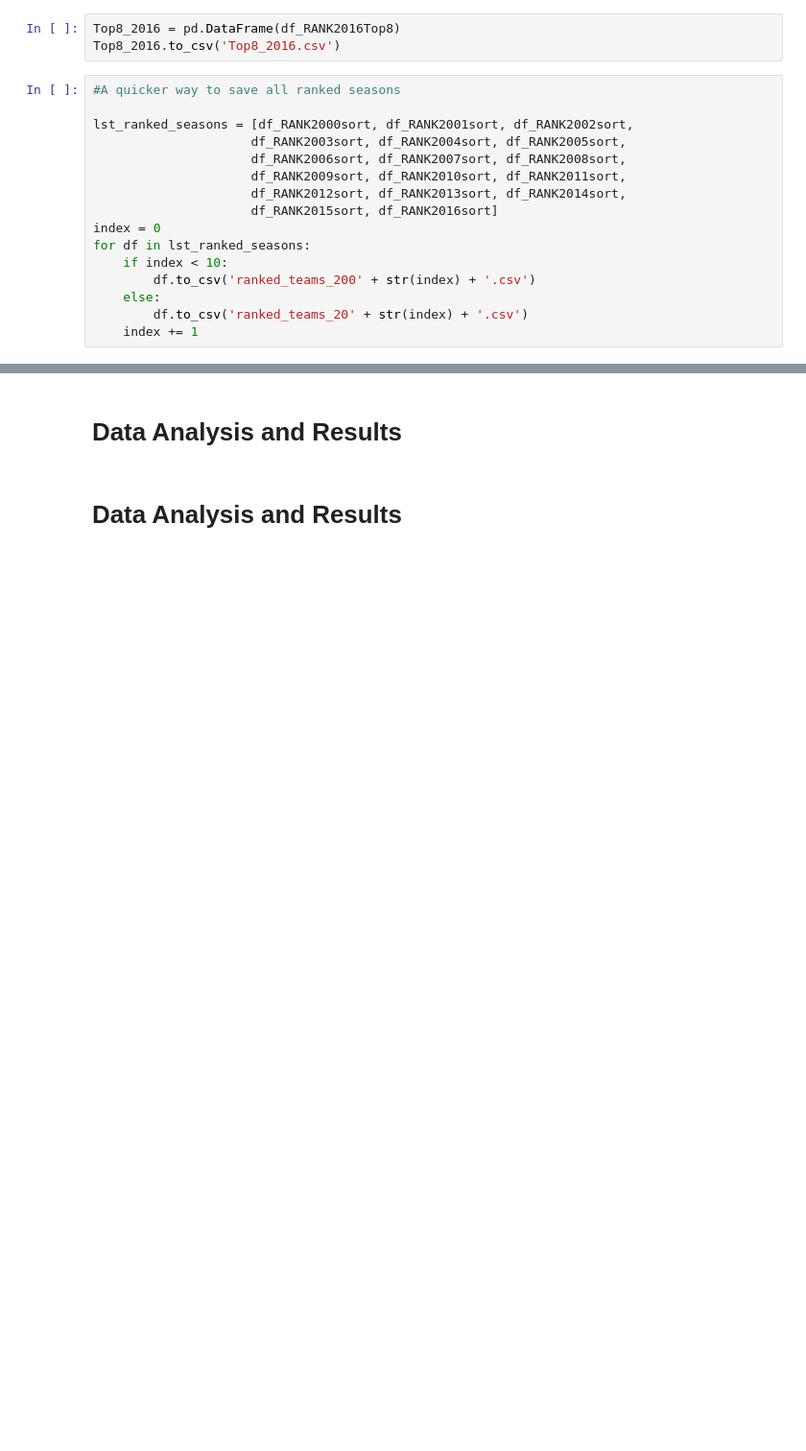
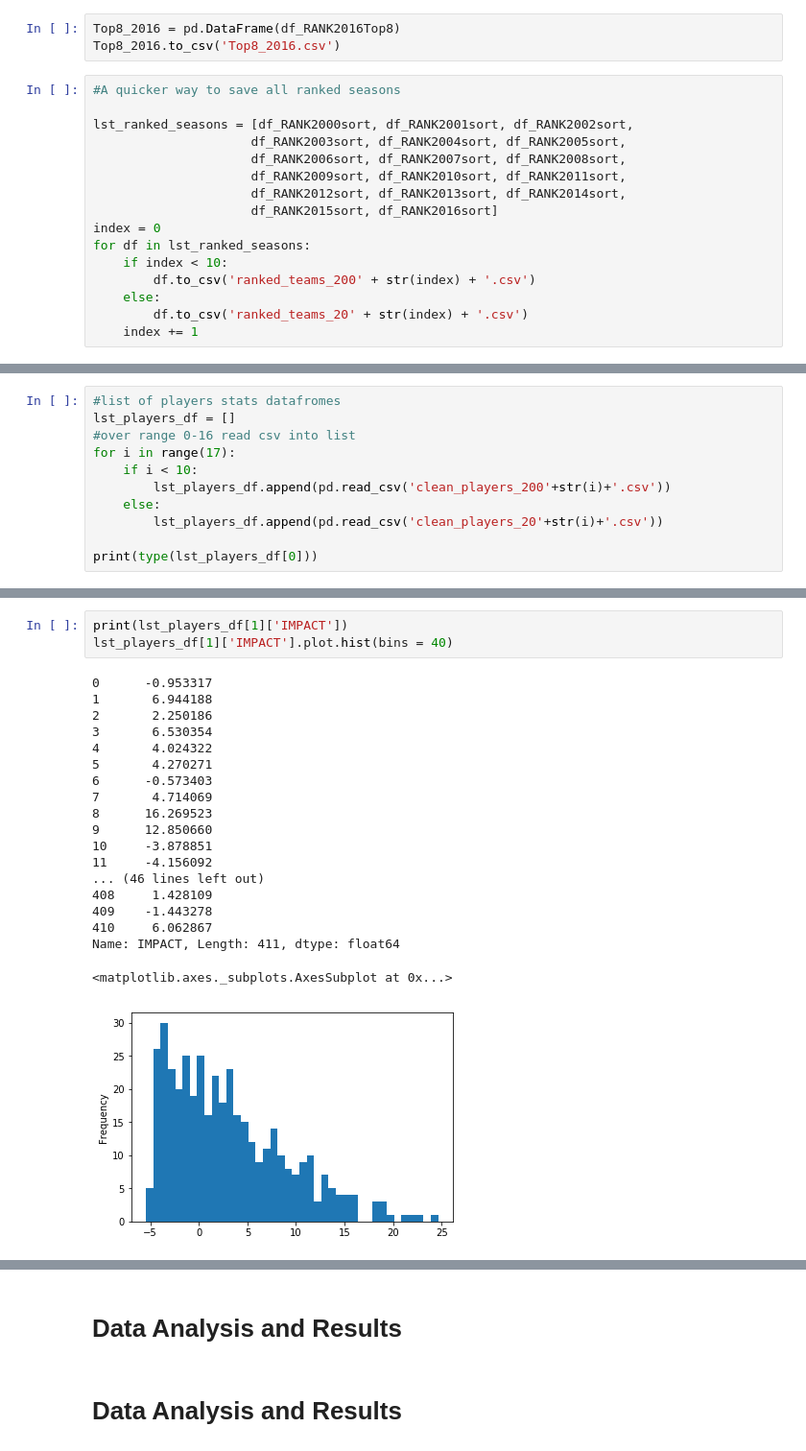
Before and after one commit to AaronWong14/Cogs108ProjectNBA, a Jupyter notebook: FinalProject.ipynb, the cells around one changed output, grey strips where cells are left out. Shown at 96% size. Drawn from its saved outputs; the diff is of its cells as text; blank space fills up the shorter version.

Commit message:
impact calculations

```diff
--- a/FinalProject.ipynb
+++ b/FinalProject.ipynb
@@ -1152,0 +1152,11 @@ for df in lst_ranked_seasons:
+# %%
+#list of players stats datafromes
+lst_players_df = []
+#over range 0-16 read csv into list
+for i in range(17):
+    if i < 10:
+        lst_players_df.append(pd.read_csv('clean_players_200'+str(i)+'.csv'))
+    else:
+        lst_players_df.append(pd.read_csv('clean_players_20'+str(i)+'.csv'))
+
+print(type(lst_players_df[0]))
@@ -1152,0 +1262,23 @@ for df in lst_ranked_seasons:
+# %%
+print(lst_players_df[1]['IMPACT'])
+lst_players_df[1]['IMPACT'].plot.hist(bins = 40)
+# %% [output]
+0      -0.953317
+1       6.944188
+2       2.250186
+3       6.530354
+4       4.024322
+5       4.270271
+6      -0.573403
+7       4.714069
+8      16.269523
+9      12.850660
+10     -3.878851
+11     -4.156092
+... (46 lines left out)
+408     1.428109
+409    -1.443278
+410     6.062867
+Name: IMPACT, Length: 411, dtype: float64
+<matplotlib.axes._subplots.AxesSubplot at 0x...>
+[figure, added]
```
Also changed, not shown: parts of 15 cells of this notebook, 1 other file.
